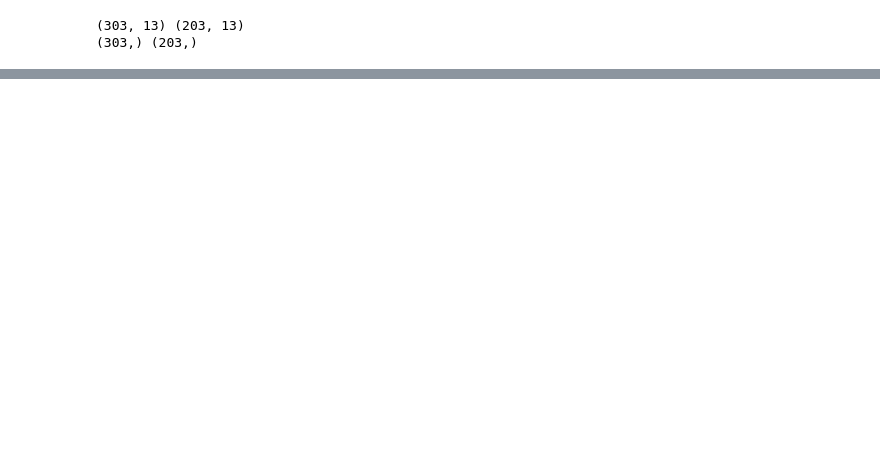
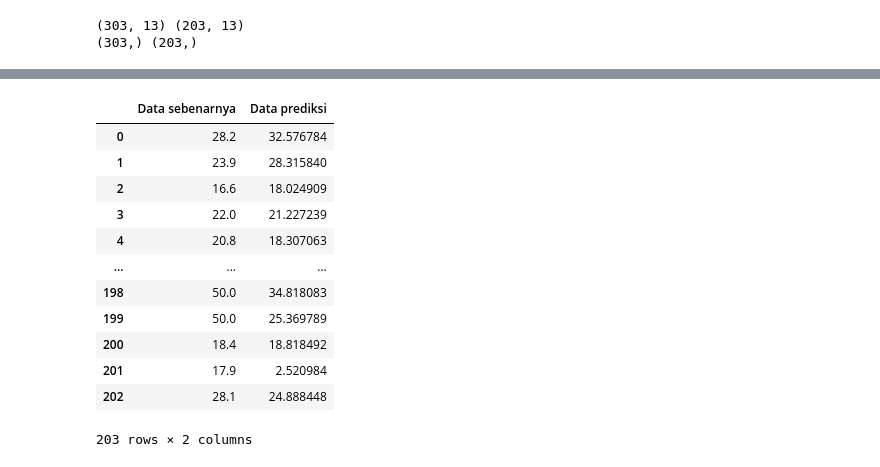
Before and after one commit to Dheny08/Dugong, a Jupyter notebook: Untitled2.ipynb, the cells around one changed output, grey strips where cells are left out. Cells and saved outputs as stored; diff of their text form; code cells hidden in the pictures; blank space fills up the shorter version.

```diff
--- a/Untitled2.ipynb
+++ b/Untitled2.ipynb
@@ -67,0 +94,17 @@ print(ytrain. shape, ytest.shape)
+# %%
+df_hasil =pd.DataFrame({'Data sebenarnya': ytest, 'Data prediksi': ypred})
+df_hasil
+# %% [output]
+|  | Data sebenarnya | Data prediksi |
+| 0 | 28.2 | 32.576784 |
+| 1 | 23.9 | 28.315840 |
+| 2 | 16.6 | 18.024909 |
+| 3 | 22.0 | 21.227239 |
+| 4 | 20.8 | 18.307063 |
+| ... | ... | ... |
+| 198 | 50.0 | 34.818083 |
+| 199 | 50.0 | 25.369789 |
+| 200 | 18.4 | 18.818492 |
+| 201 | 17.9 | 2.520984 |
+| 202 | 28.1 | 24.888448 |
+203 rows × 2 columns
```
Also changed, not shown: parts of 8 cells of this notebook.
